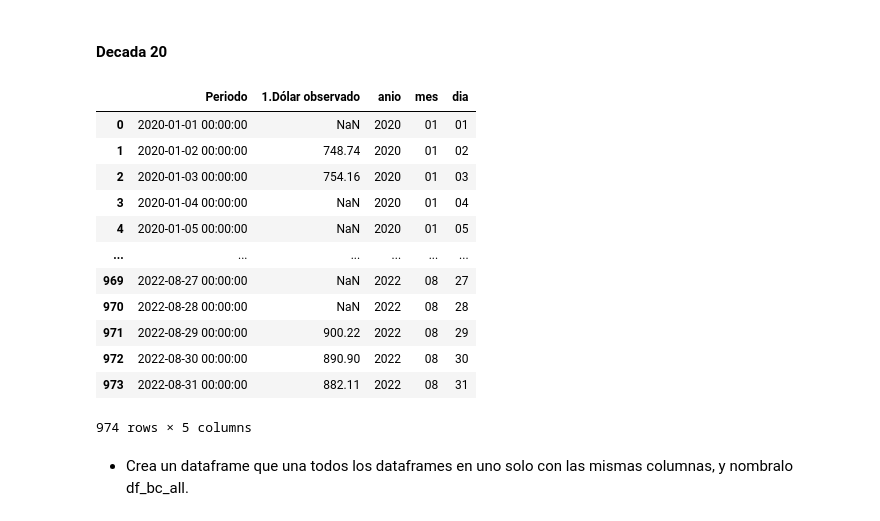
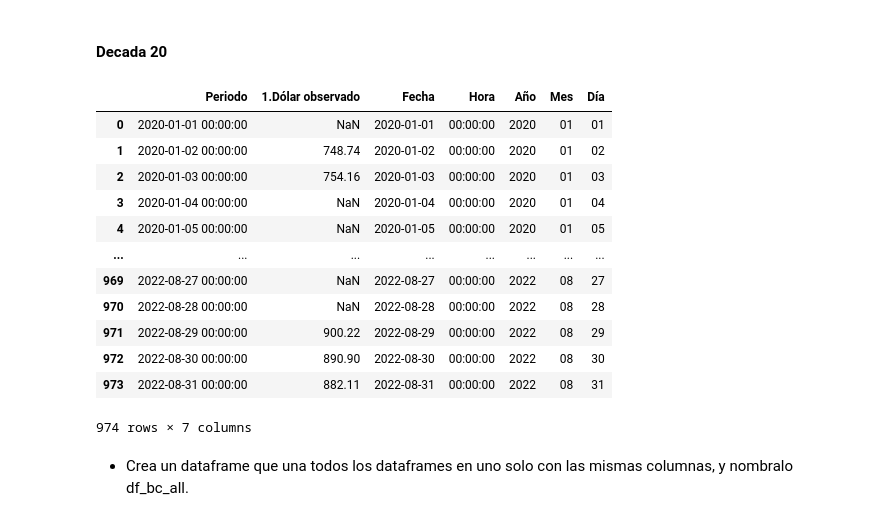
Before and after one commit to ngabutti/tarea1-add, a Jupyter notebook: notebooks/3_nb_Franciscosanchezl.ipynb, the cells around one changed output. Saved outputs shown, nothing was run; the diff lists cells and outputs as text; code cells hidden in the pictures.

```diff
--- a/notebooks/3_nb_Franciscosanchezl.ipynb
+++ b/notebooks/3_nb_Franciscosanchezl.ipynb
@@ -495,31 +483,31 @@ df_10
 # %%
 df_20 = pd.read_excel('https://raw.githubusercontent.com/Franciscosanchezl/tarea1-add/master/data/raw/dolar_observado_bc.xlsx',
                       skiprows=2, dtype={'Periodo':str },
                       sheet_name = '20')
 
 year_20 = df_20["Periodo"].str.split("-", expand = True)
 
-year_20.columns = ['anio','mes','dia']
-
-year_20['dia'] = year_20['dia'].str.slice(0, 2)
+year_20.columns = ["Año","Mes","Día"]
+df_20[["Fecha","Hora"]]=df_20["Periodo"].str.split(expand=True,pat=" ")
+year_20["Día"] = year_20["Día"].str.slice(0, 2)
 
 df_20 = pd.concat([df_20,year_20],axis=1)
 
 df_20
 # %% [output]
-|  | Periodo | 1.Dólar observado | anio | mes | dia |
-| 0 | 2020-01-01 00:00:00 | NaN | 2020 | 01 | 01 |
-| 1 | 2020-01-02 00:00:00 | 748.74 | 2020 | 01 | 02 |
-| 2 | 2020-01-03 00:00:00 | 754.16 | 2020 | 01 | 03 |
-| 3 | 2020-01-04 00:00:00 | NaN | 2020 | 01 | 04 |
-| 4 | 2020-01-05 00:00:00 | NaN | 2020 | 01 | 05 |
-| ... | ... | ... | ... | ... | ... |
-| 969 | 2022-08-27 00:00:00 | NaN | 2022 | 08 | 27 |
-| 970 | 2022-08-28 00:00:00 | NaN | 2022 | 08 | 28 |
-| 971 | 2022-08-29 00:00:00 | 900.22 | 2022 | 08 | 29 |
-| 972 | 2022-08-30 00:00:00 | 890.90 | 2022 | 08 | 30 |
-| 973 | 2022-08-31 00:00:00 | 882.11 | 2022 | 08 | 31 |
+|  | Periodo | 1.Dólar observado | Fecha | Hora | Año | Mes | Día |
+| 0 | 2020-01-01 00:00:00 | NaN | 2020-01-01 | 00:00:00 | 2020 | 01 | 01 |
+| 1 | 2020-01-02 00:00:00 | 748.74 | 2020-01-02 | 00:00:00 | 2020 | 01 | 02 |
+| 2 | 2020-01-03 00:00:00 | 754.16 | 2020-01-03 | 00:00:00 | 2020 | 01 | 03 |
+| 3 | 2020-01-04 00:00:00 | NaN | 2020-01-04 | 00:00:00 | 2020 | 01 | 04 |
+| 4 | 2020-01-05 00:00:00 | NaN | 2020-01-05 | 00:00:00 | 2020 | 01 | 05 |
+| ... | ... | ... | ... | ... | ... | ... | ... |
+| 969 | 2022-08-27 00:00:00 | NaN | 2022-08-27 | 00:00:00 | 2022 | 08 | 27 |
+| 970 | 2022-08-28 00:00:00 | NaN | 2022-08-28 | 00:00:00 | 2022 | 08 | 28 |
+| 971 | 2022-08-29 00:00:00 | 900.22 | 2022-08-29 | 00:00:00 | 2022 | 08 | 29 |
+| 972 | 2022-08-30 00:00:00 | 890.90 | 2022-08-30 | 00:00:00 | 2022 | 08 | 30 |
+| 973 | 2022-08-31 00:00:00 | 882.11 | 2022-08-31 | 00:00:00 | 2022 | 08 | 31 |
-974 rows × 5 columns
+974 rows × 7 columns
 # %% [markdown]
 * Crea un dataframe que una todos los dataframes en uno solo con las mismas columnas, y nombralo df_bc_all.
 # %%
```
Also changed, not shown: parts of 21 cells of this notebook.
